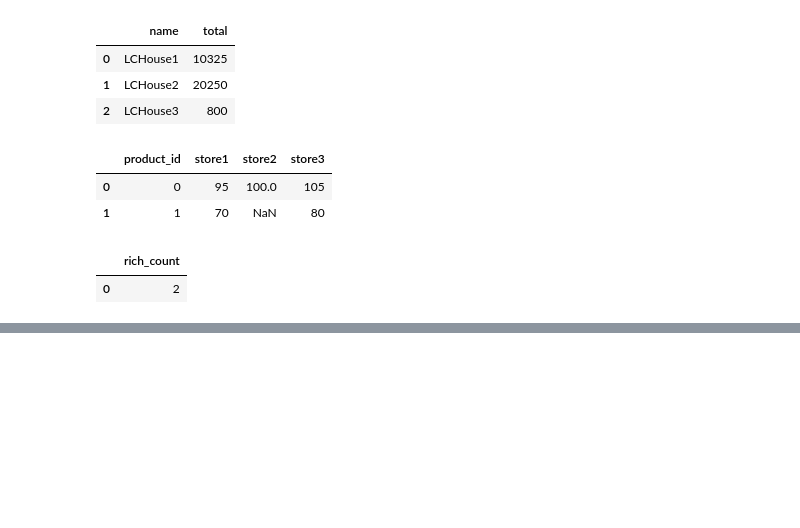
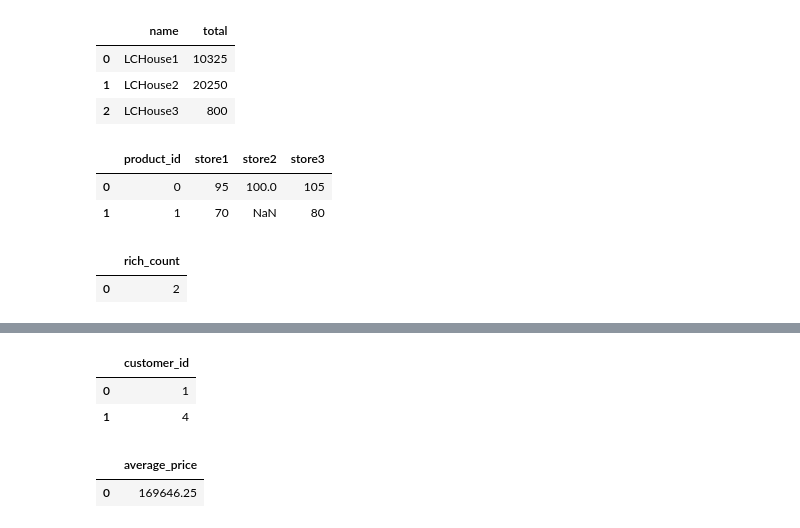
Before and after one commit to baxt1or/leetcode_database_problems, a Jupyter notebook: leetcode_sql_premium.ipynb, the cells around one changed output, grey strips where cells are left out. Saved outputs shown, nothing was run; the diff lists cells and outputs as text; code cells hidden in the pictures; blank space fills up the shorter version.

```diff
--- a/leetcode_sql_premium.ipynb
+++ b/leetcode_sql_premium.ipynb
@@ -12351,0 +12428,64 @@ make_select(query)
+# %%
+data = [['1', '2018', '50'], ['1', '2021', '30'], ['1', '2020', '70'], ['2', '2021', '-50'], ['3', '2018', '10'], ['3', '2016', '50'], ['4', '2021', '20']]
+customers = pd.DataFrame(data, columns=['customer_id', 'year', 'revenue']).astype({'customer_id':'Int64', 'year':'Int64', 'revenue':'Int64'})
+
+
+query = """
+
+SELECT
+customer_id
+FROM customers
+WHERE year = 2021 AND revenue > 0
+
+"""
+
+
+make_select(query)
+# %% [output]
+|  | customer_id |
+| 0 | 1 |
+| 1 | 4 |
+# %%
+df = pd.read_excel("./data/test_1.xlsx")
+
+result = df.iloc[6:]
+
+result = result.drop("Unnamed: 0", axis=1)
+
+result = result.rename(columns={"You are the data analyst of a luxury car dealership. You were assigned with the following tasks:":"Car",
+                                "Unnamed: 2" :"Year", "Unnamed: 3": "KM Driven", "Unnamed: 4":"Color",
+                                "Unnamed: 5":"Transimission", "Unnamed: 6":"Owner", "Unnamed: 7":"Price"})
+
+cars = result
+
+
+query = """
+
+WITH question1 AS (SELECT
+Car,
+COUNT(*) AS total
+FROM cars
+GROUP BY 1
+ORDER BY 2 DESC
+LIMIT 1),
+
+question2 AS (SELECT
+*
+FROM (SELECT
+TRIM(Color) AS color,
+DENSE_RANK() OVER(ORDER BY COUNT(*)) AS rnk
+FROM cars
+GROUP BY 1) AS sub
+WHERE rnk = 1),
+
+question3 AS (SELECT
+SUM(CAST(SUBSTR(Price, 2) AS INTEGER)) * 1.0 / COUNT(DISTINCT Owner) AS average_price
+FROM cars)
+
+
+"""
+
+make_select(query)
+# %% [output]
+|  | average_price |
+| 0 | 169646.25 |
```
Also changed, not shown: parts of 4 cells of this notebook, 2 other files.
